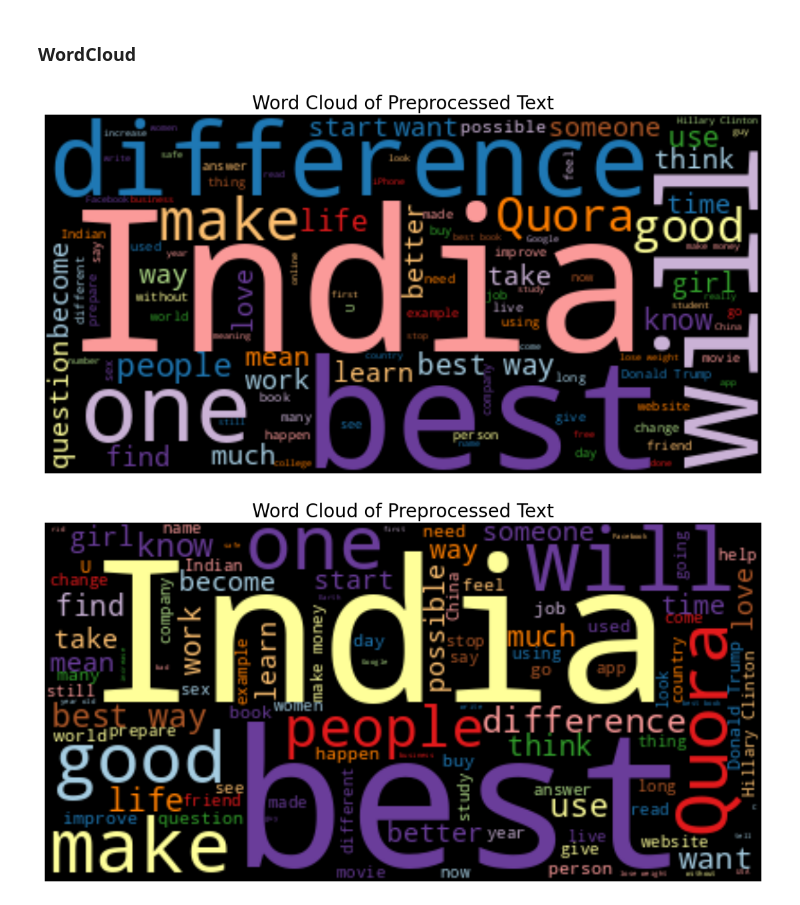
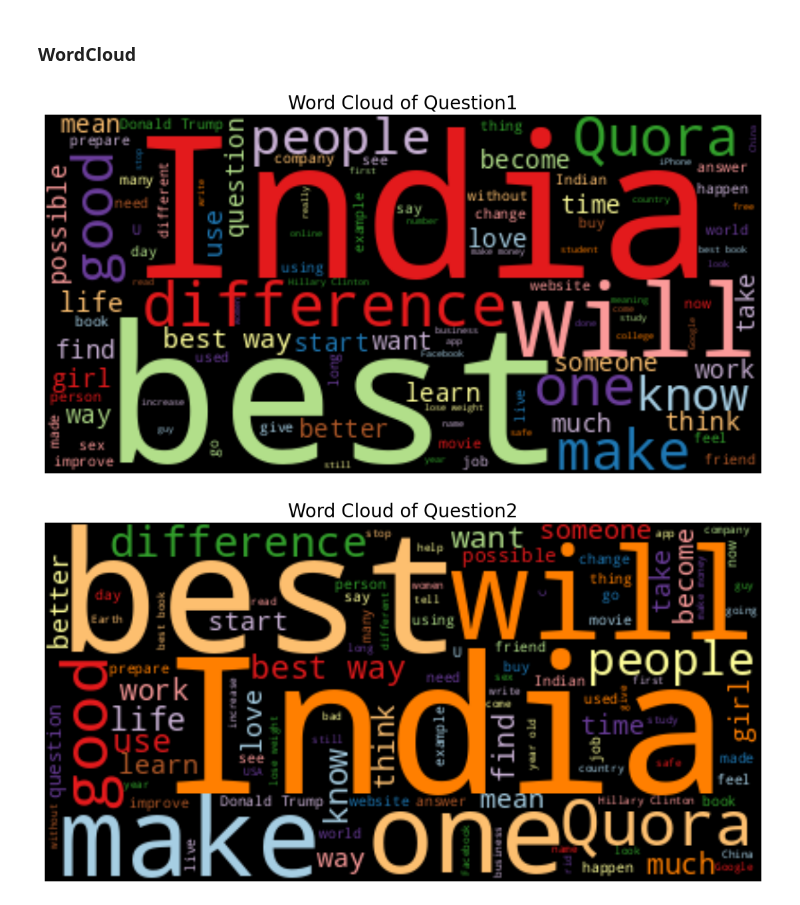
Before and after one commit to Aryan-Kaisth/Duplicate_Question_Pair_Detection, a Jupyter notebook: notebooks/EDA.ipynb, the cells around one changed output. Cells and saved outputs as stored; diff of their text form; code cells hidden in the pictures.

```diff
--- a/notebooks/EDA.ipynb
+++ b/notebooks/EDA.ipynb
@@ -365,0 +368,8 @@ plt.show()
+# %%
+import emoji
+
+def contains_emoji(text):
+    return any(char in emoji.EMOJI_DATA for char in text)
+
+df['question1_has_emoji'] = df['question1'].astype(str).apply(contains_emoji).astype(int)
+df['question2_has_emoji'] = df['question2'].astype(str).apply(contains_emoji).astype(int)
@@ -492,24 +554,24 @@ wordcloud = WordCloud(width=400,
 plt.figure(figsize=(15, 7))
 plt.imshow(wordcloud, interpolation='bilinear')
 plt.axis('off')
-plt.title("Word Cloud of Preprocessed Text", fontsize=20)
+plt.title("Word Cloud of Question1", fontsize=20)
 plt.show()
 # %% [output]
-[figure, old version]
+[figure, new version]
 # %%
 from wordcloud import WordCloud
 
 wordcloud = WordCloud(width=400,
           height=200,
           max_words=100,
           background_color='black',
           colormap='Paired').generate(" ".join(df['question2'].values))
 
 # Display the word cloud
 plt.figure(figsize=(15, 7))
 plt.imshow(wordcloud, interpolation='bilinear')
 plt.axis('off')
-plt.title("Word Cloud of Preprocessed Text", fontsize=20)
+plt.title("Word Cloud of Question2", fontsize=20)
 plt.show()
 # %% [output]
-[figure, old version]
+[figure, new version]
```
Also changed, not shown: parts of 4 cells of this notebook.
